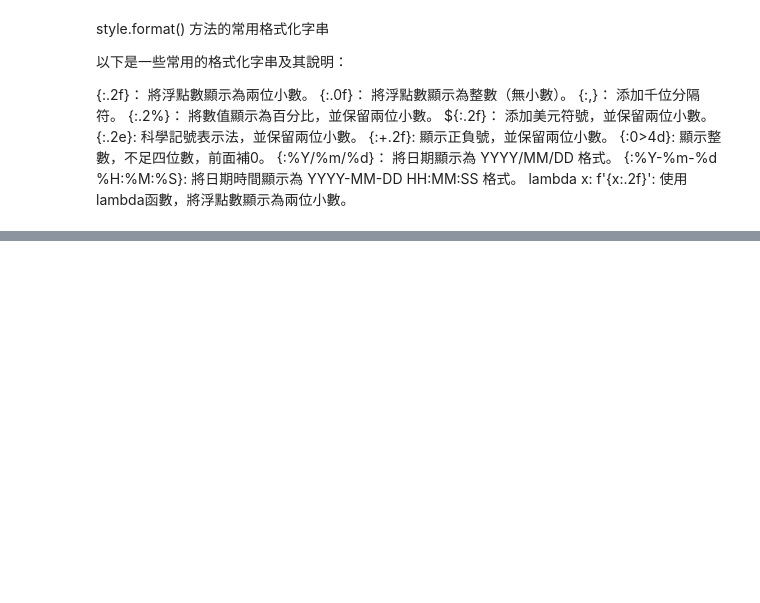
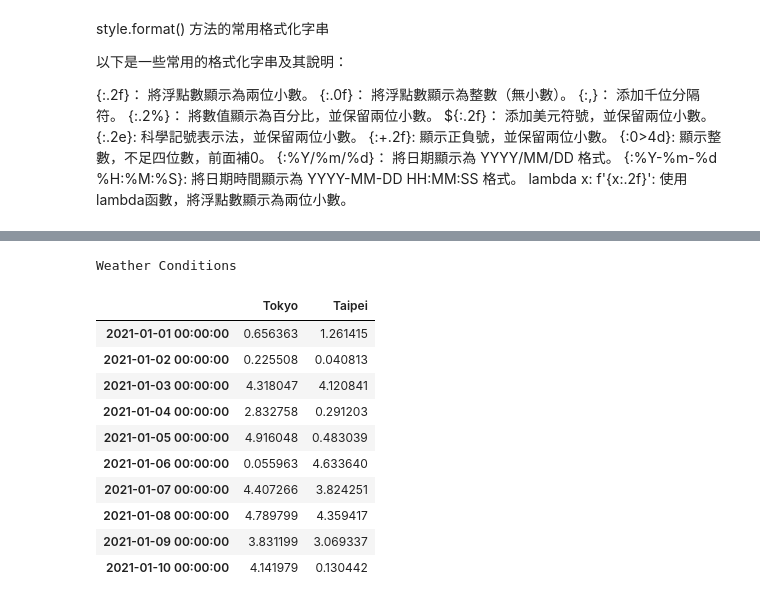
Before and after one commit to agachiu2002/python_analysis, a Jupyter notebook: lesson8/lesson9/lesson9_5.ipynb, the cells around one changed output, grey strips where cells are left out. Cells and saved outputs as stored; diff of their text form; code cells hidden in the pictures; blank space fills up the shorter version.

```diff
--- a/lesson8/lesson9/lesson9_5.ipynb
+++ b/lesson8/lesson9/lesson9_5.ipynb
@@ -84,0 +105,22 @@ lambda x: f'{x:.2f}': 使用lambda函數，將浮點數顯示為兩位小數。
+# %%
+weather_df=pd.DataFrame(np.random.rand(10,2)*5,
+                        index=pd.date_range(start="2021-01-01", periods=10),
+                        columns=["Tokyo","Taipei"])
+weather_df.style\
+.set_caption("Weather Conditions")\
+.background_gradient(axis=None, vmin=1, vmax=5, cmap='PuBuGn')
+
+#https://matplotlib.org/stable/gallery/color/colormap_reference.html
+# %% [output]
+Weather Conditions
+|  | Tokyo | Taipei |
+| 2021-01-01 00:00:00 | 0.656363 | 1.261415 |
+| 2021-01-02 00:00:00 | 0.225508 | 0.040813 |
+| 2021-01-03 00:00:00 | 4.318047 | 4.120841 |
+| 2021-01-04 00:00:00 | 2.832758 | 0.291203 |
+| 2021-01-05 00:00:00 | 4.916048 | 0.483039 |
+| 2021-01-06 00:00:00 | 0.055963 | 4.633640 |
+| 2021-01-07 00:00:00 | 4.407266 | 3.824251 |
+| 2021-01-08 00:00:00 | 4.789799 | 4.359417 |
+| 2021-01-09 00:00:00 | 3.831199 | 3.069337 |
+| 2021-01-10 00:00:00 | 4.141979 | 0.130442 |
```
Also changed, not shown: parts of 4 cells of this notebook.
